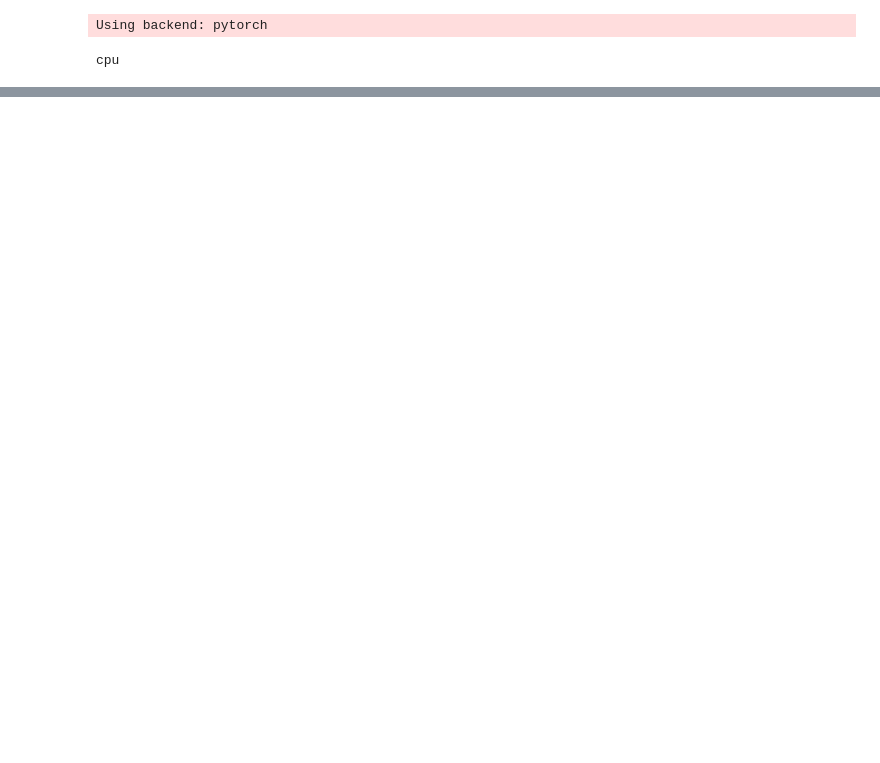
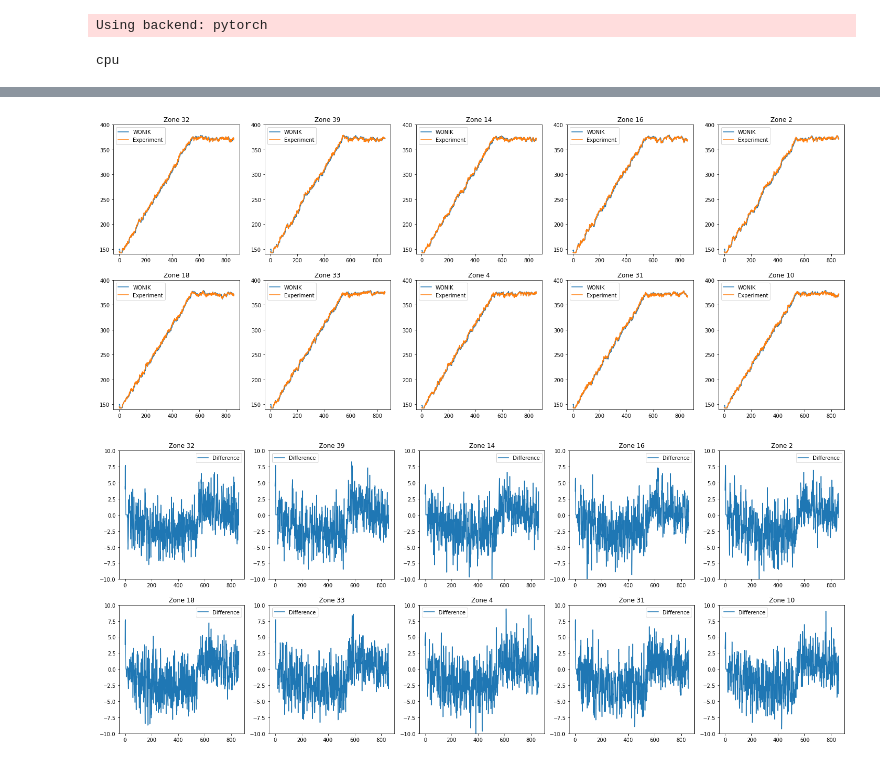
Before and after one commit to song970407/WONIK, a Jupyter notebook: Verify Workset.ipynb, the cells around one changed output, grey strips where cells are left out. Saved outputs shown, nothing was run; the diff lists cells and outputs as text; code cells hidden in the pictures; blank space fills up the shorter version.

```diff
--- a/Verify Workset.ipynb
+++ b/Verify Workset.ipynb
@@ -117,0 +159,6 @@ torch.Size([911, 40])
+# %%
+i=1
+plot_multistep_linear(multistep_linear_src[i], multistep_hs[i], multistep_linear_workset_src[i], random_idx)
+# %% [output]
+[figure, added]
+[figure, added]
```
Also changed, not shown: parts of 13 cells of this notebook, 10 other files.
